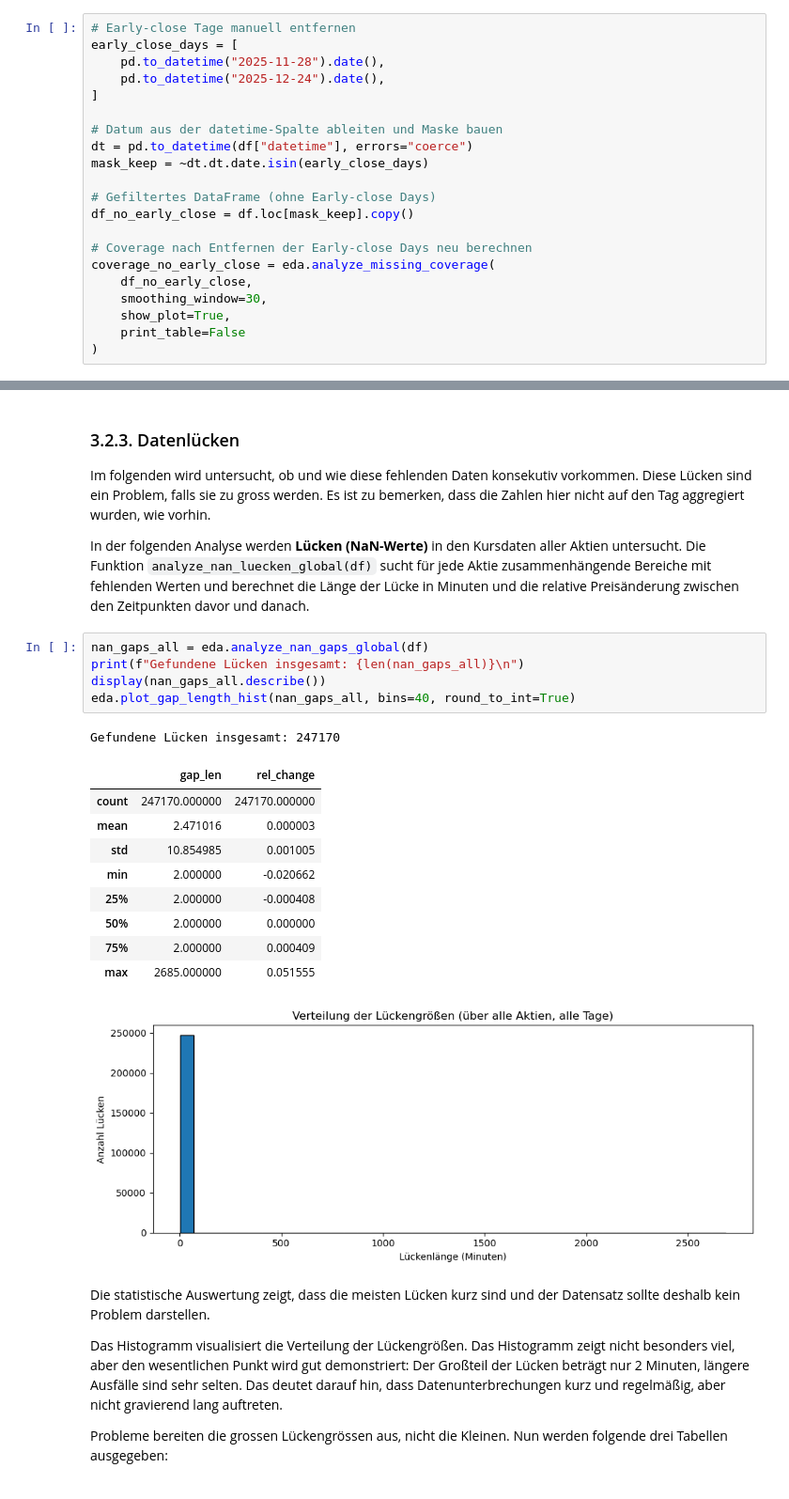
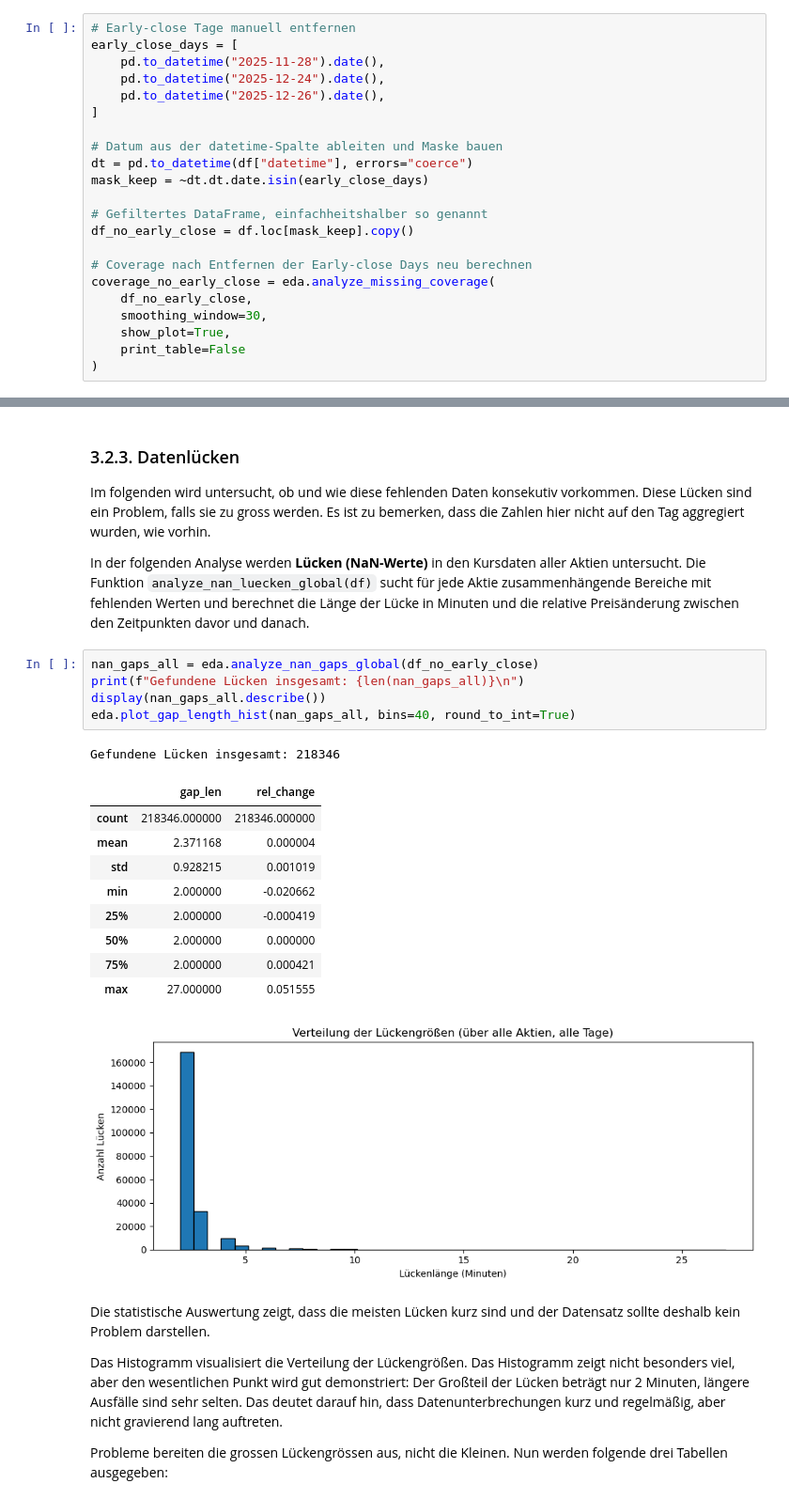
Before and after one commit to RyanMikus/pairs_trading_ml_hs25, a Jupyter notebook: 03_Explorative_Datenanalyse.ipynb, the cells around one changed output, grey strips where cells are left out. Shown at 94% size. Cells and saved outputs as stored; diff of their text form.

```diff
--- a/03_Explorative_Datenanalyse.ipynb
+++ b/03_Explorative_Datenanalyse.ipynb
@@ -162,13 +165,14 @@ Einfachheitshalber werden diese Tage aus dem Datensatz gestrichen und dann ergib
 early_close_days = [
     pd.to_datetime("2025-11-28").date(),
     pd.to_datetime("2025-12-24").date(),
+    pd.to_datetime("2025-12-26").date(),
 ]
 
 # Datum aus der datetime-Spalte ableiten und Maske bauen
 dt = pd.to_datetime(df["datetime"], errors="coerce")
 mask_keep = ~dt.dt.date.isin(early_close_days)
 
-# Gefiltertes DataFrame (ohne Early-close Days)
+# Gefiltertes DataFrame, einfachheitshalber so genannt
 df_no_early_close = df.loc[mask_keep].copy()
 
 # Coverage nach Entfernen der Early-close Days neu berechnen
@@ -193,22 +197,22 @@ Im folgenden wird untersucht, ob und wie diese fehlenden Daten konsekutiv vorkom
 
 In der folgenden Analyse werden **Lücken (NaN-Werte)** in den Kursdaten aller Aktien untersucht. Die Funktion `analyze_nan_luecken_global(df)` sucht für jede Aktie zusammenhängende Bereiche mit fehlenden Werten und berechnet die Länge der Lücke in Minuten und die relative Preisänderung zwischen den Zeitpunkten davor und danach.
 # %%
-nan_gaps_all = eda.analyze_nan_gaps_global(df)
+nan_gaps_all = eda.analyze_nan_gaps_global(df_no_early_close)
 print(f"Gefundene Lücken insgesamt: {len(nan_gaps_all)}\n")
 display(nan_gaps_all.describe())
 eda.plot_gap_length_hist(nan_gaps_all, bins=40, round_to_int=True)
 # %% [output]
-Gefundene Lücken insgesamt: 247170
+Gefundene Lücken insgesamt: 218346
 |  | gap_len | rel_change |
-| count | 247170.000000 | 247170.000000 |
-| mean | 2.471016 | 0.000003 |
-| std | 10.854985 | 0.001005 |
+| count | 218346.000000 | 218346.000000 |
+| mean | 2.371168 | 0.000004 |
+| std | 0.928215 | 0.001019 |
 | min | 2.000000 | -0.020662 |
-| 25% | 2.000000 | -0.000408 |
+| 25% | 2.000000 | -0.000419 |
 | 50% | 2.000000 | 0.000000 |
-| 75% | 2.000000 | 0.000409 |
-| max | 2685.000000 | 0.051555 |
+| 75% | 2.000000 | 0.000421 |
+| max | 27.000000 | 0.051555 |
-[figure, old version]
+[figure, new version]
 # %% [markdown]
 Die statistische Auswertung zeigt, dass die meisten Lücken kurz sind und der Datensatz sollte deshalb kein Problem darstellen.
 
```
Also changed, not shown: parts of 27 cells of this notebook, 5 other files.
